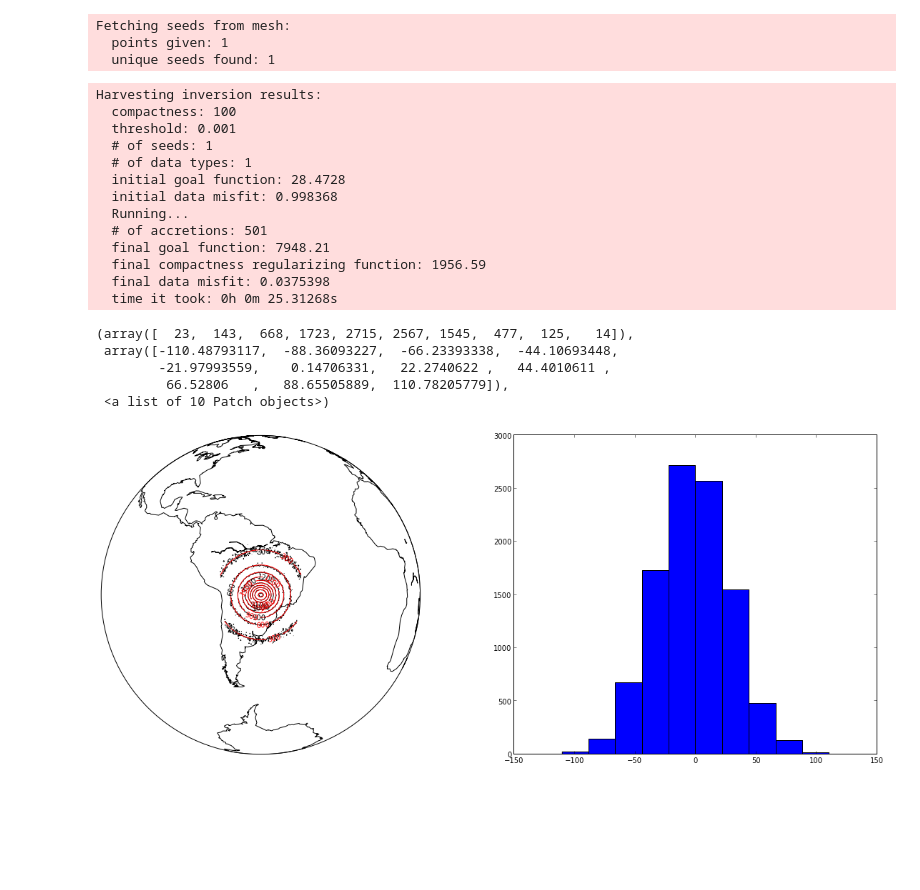
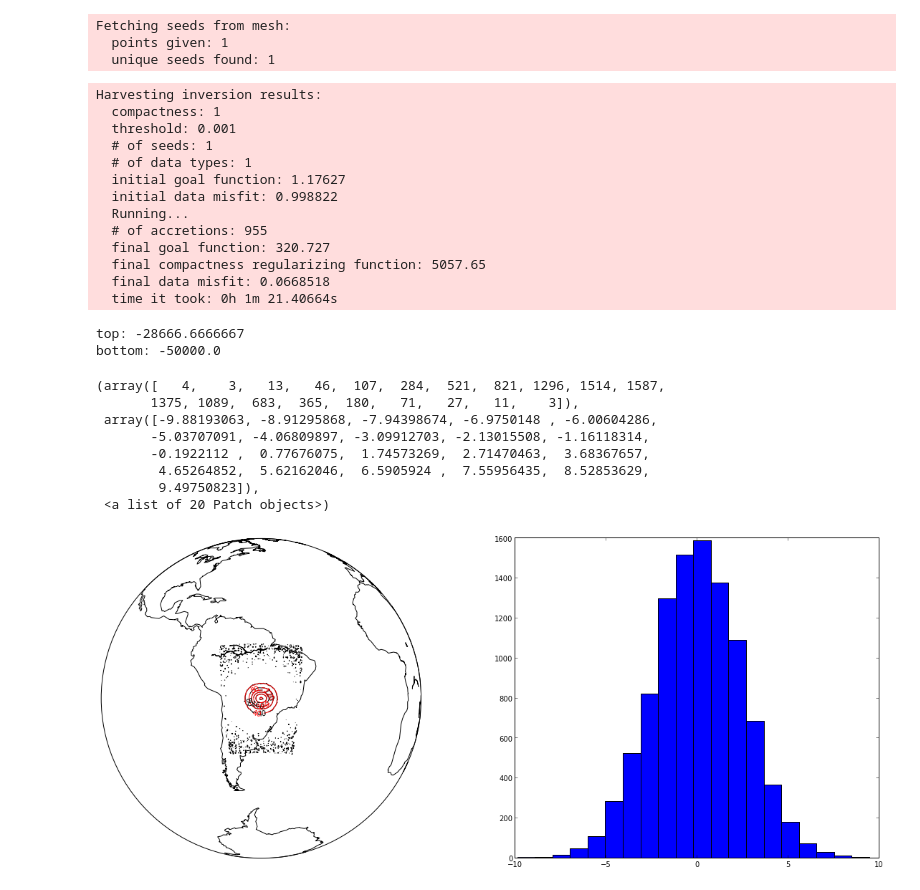
Before and after one commit to imclab/fatiando, a Jupyter notebook: usr/leo/harvester/gravmag_harvester_grav_tesseroid.ipynb, the cells around one changed output. Cells and saved outputs as stored; diff of their text form; code cells hidden in the pictures; blank space fills up the shorter version.

```diff
--- a/usr/leo/harvester/gravmag_harvester_grav_tesseroid.ipynb
+++ b/usr/leo/harvester/gravmag_harvester_grav_tesseroid.ipynb
@@ -65,43 +65,54 @@ myv.show()
 # %%
 data = [gravmag.harvester.Gz(lons, lats, heights, gz, meshtype='tesseroid')]
 # %%
-estimate, predicted = gravmag.harvester.harvest(data, seeds, mesh, compactness=100, threshold=0.001)
+estimate, predicted = gravmag.harvester.harvest(data, seeds, mesh, compactness=1, threshold=0.001)
 # %% [output]
 Harvesting inversion results:
-  compactness: 100
+  compactness: 1
   threshold: 0.001
   # of seeds: 1
   # of data types: 1
-  initial goal function: 28.4728
-  initial data misfit: 0.998368
+  initial goal function: 1.17627
+  initial data misfit: 0.998822
   Running...
-  # of accretions: 501
-  final goal function: 7948.21
-  final compactness regularizing function: 1956.59
-  final data misfit: 0.0375398
-  time it took: 0h 0m 25.31268s
+  # of accretions: 955
+  final goal function: 320.727
+  final compactness regularizing function: 5057.65
+  final data misfit: 0.0668518
+  time it took: 0h 1m 21.40664s
 # %%
 mesh.addprop('density', estimate['density'])
-# %%
-mpl.figure(figsize=(20, 8))
-mpl.subplot(1, 2, 1)
-bm = mpl.basemap(bounds[:4], 'ortho')
-bm.drawcoastlines()
-bm.drawmapboundary()
-levels = mpl.contour(lons, lats, gz, shape, 10, basemap=bm, color='k')
-mpl.contour(lons, lats, predicted[0], shape, levels, basemap=bm, color='r')
-
-mpl.subplot(1, 2, 2)
-mpl.hist(gz - predicted[0], bins=10)
-# %% [output]
-(array([  23,  143,  668, 1723, 2715, 2567, 1545,  477,  125,   14]),
- array([-110.48793117,  -88.36093227,  -66.23393338,  -44.10693448,
-        -21.97993559,    0.14706331,   22.2740622 ,   44.4010611 ,
-         66.52806   ,   88.65505889,  110.78205779]),
- <a list of 10 Patch objects>)
-[figure, removed]
 # %%
 result = mesher.vremove(0, 'density', mesh)
+# %%
+top = max(t.top for t in result)
+bottom = min(t.bottom for t in result)
+print "top:", top
+print "bottom:", bottom
+# %% [output]
+top: -28666.6666667
+bottom: -50000.0
+# %%
+mpl.figure(figsize=(20, 8))
+mpl.subplot(1, 2, 1)
+bm = mpl.basemap(bounds[:4], 'ortho')
+bm.drawcoastlines()
+bm.drawmapboundary()
+levels = mpl.contour(lons, lats, gz, shape, 8, basemap=bm, color='k')
+mpl.contour(lons, lats, predicted[0], shape, levels, basemap=bm, color='r')
+
+mpl.subplot(1, 2, 2)
+mpl.hist(gz - predicted[0], bins=20)
+# %% [output]
+(array([   4,    3,   13,   46,  107,  284,  521,  821, 1296, 1514, 1587,
+       1375, 1089,  683,  365,  180,   71,   27,   11,    3]),
+ array([-9.88193063, -8.91295868, -7.94398674, -6.9750148 , -6.00604286,
+       -5.03707091, -4.06809897, -3.09912703, -2.13015508, -1.16118314,
+       -0.1922112 ,  0.77676075,  1.74573269,  2.71470463,  3.68367657,
+        4.65264852,  5.62162046,  6.5905924 ,  7.55956435,  8.52853629,
+        9.49750823]),
+ <a list of 20 Patch objects>)
+[figure, added]
 # %%
 scene = myv.figure(zdown=False, size=(800, 800))
 plot = myv.tesseroids(model, 'density', style='wireframe', linewidth=5)
```
Also changed, not shown: parts of 7 cells of this notebook.
